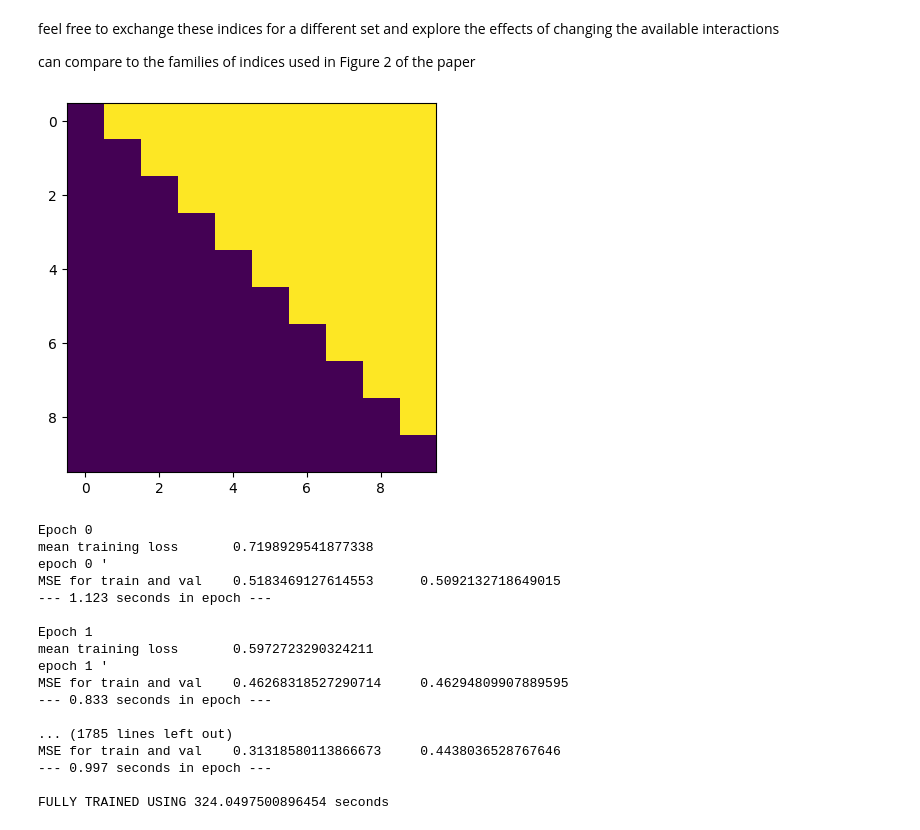
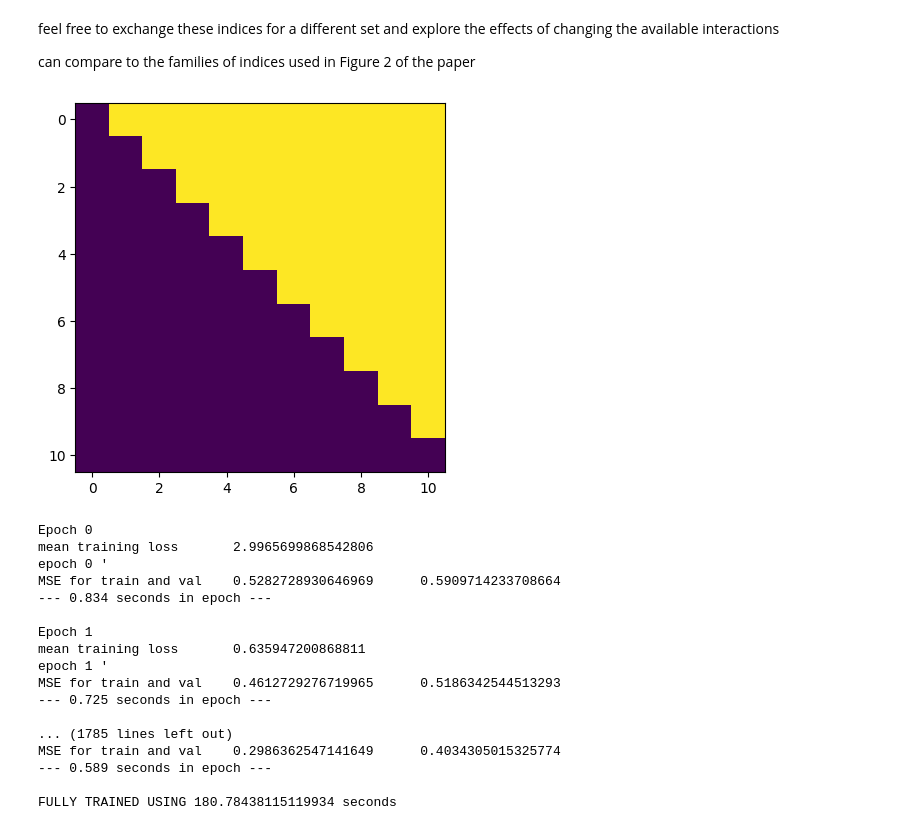
Before and after one commit to Coding-days/sparse-interaction-toy-, a Jupyter notebook: sparse-interaction-additive-networks-main/code/bikeshare_demo.ipynb, the cells around one changed output. Cells and saved outputs as stored; diff of their text form; code cells hidden in the pictures.

```diff
--- a/sparse-interaction-additive-networks-main/code/bikeshare_demo.ipynb
+++ b/sparse-interaction-additive-networks-main/code/bikeshare_demo.ipynb
@@ -311,19 +311,19 @@ and explore the effects of changing the available interactions
 can compare to the families of indices used in Figure 2 of the paper
 # %%
 indices1 = [(i,) for i in range(10)]
-indices2 = [(6, 9), (4, 9), (7, 9), (1, 9), (6, 7), (1, 6), (1, 7), (4, 6), (0, 1), (8, 9), (2, 6), (4, 5), (0, 9), (3, 4), (4, 7), (0, 4), (5, 9), (0, 7), (1, 5), (5, 6), (1, 4), (0, 2), (0, 5), (2, 5), (0, 6), (4, 8), (5, 7), (6, 8), (0, 8), (1, 8), (2, 7), (7, 8), (2, 9), (1, 2), (3, 5), (3, 6), (5, 8), (2, 4), (3, 9), (2, 8), (3, 7), (1, 3), (0, 3), (3, 8), (2, 3)]
+indices2 =[(0, 2), (2, 10), (9, 10), (2, 7), (8, 10), (2, 8), (0, 10), (1, 3), (7, 9), (7, 10), (1, 10), (0, 8), (8, 9), (2, 6), (7, 8), (6, 10), (5, 10), (1, 2), (2, 3), (5, 6), (2, 4), (6, 8), (0, 9), (0, 7), (6, 9), (1, 6), (2, 5), (2, 9), (3, 7), (1, 7), (3, 9), (0, 4), (0, 6), (1, 8), (0, 5), (4, 7), (5, 9), (3, 10), (1, 9), (4, 5), (5, 7), (6, 7), (0, 1), (3, 6), (4, 10), (1, 5), (5, 8), (4, 6), (4, 8), (3, 8), (4, 9), (1, 4), (3, 4), (0, 3), (3, 5)]
 indices = []
 indices.extend(indices1)
 indices.extend(indices2)
 
-D = 10
+D = 11
 interactions_matrix = np.zeros((D,D),dtype=int)
 for (i,j) in indices2:
     interactions_matrix[i,j] = 1
 plt.imshow(interactions_matrix) #plot of the interactions we are using
 plt.show()
 # %% [output]
-[figure, old version]
+[figure, new version]
 # %%
 from models import *
 from data_loader import loadDataset
@@ -453,22 +453,22 @@ if True:
     print()
 # %% [output]
 Epoch 0
-mean training loss       0.7198929541877338
+mean training loss       2.9965699868542806
 epoch 0 '
-MSE for train and val    0.5183469127614553      0.5092132718649015
---- 1.123 seconds in epoch ---
+MSE for train and val    0.5282728930646969      0.5909714233708664
+--- 0.834 seconds in epoch ---
 
 Epoch 1
-mean training loss       0.5972723290324211
+mean training loss       0.635947200868811
 epoch 1 '
-MSE for train and val    0.46268318527290714     0.46294809907889595
---- 0.833 seconds in epoch ---
+MSE for train and val    0.4612729276719965      0.5186342544513293
+--- 0.725 seconds in epoch ---
 
 ... (1785 lines left out)
-MSE for train and val    0.31318580113866673     0.4438036528767646
---- 0.997 seconds in epoch ---
+MSE for train and val    0.2986362547141649      0.4034305015325774
+--- 0.589 seconds in epoch ---
 
-FULLY TRAINED USING 324.0497500896454 seconds
+FULLY TRAINED USING 180.78438115119934 seconds
 # %%
 plt.figure(figsize=(10,7))
 plt.plot(np.mean(all_losses[:k,:,0],axis=1))
```
Also changed, not shown: parts of 7 cells of this notebook, 3 other files.
